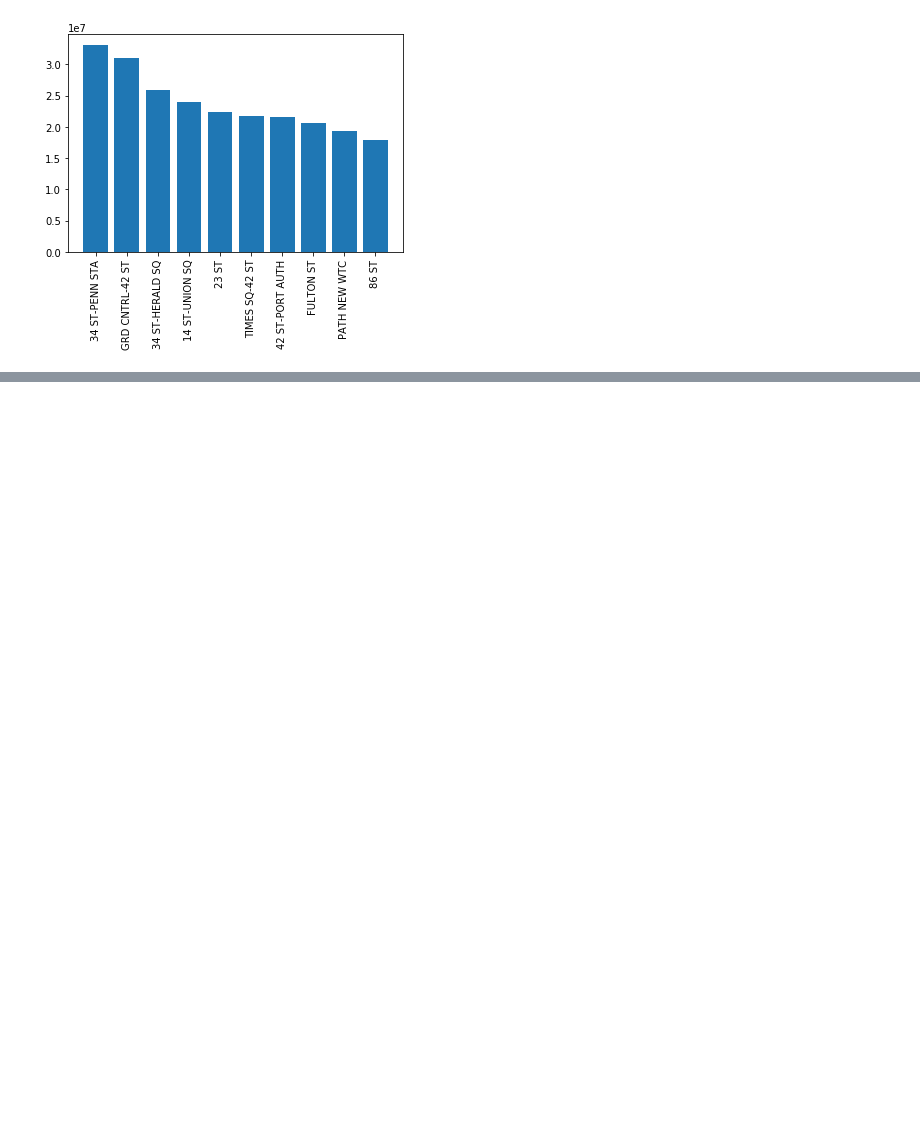
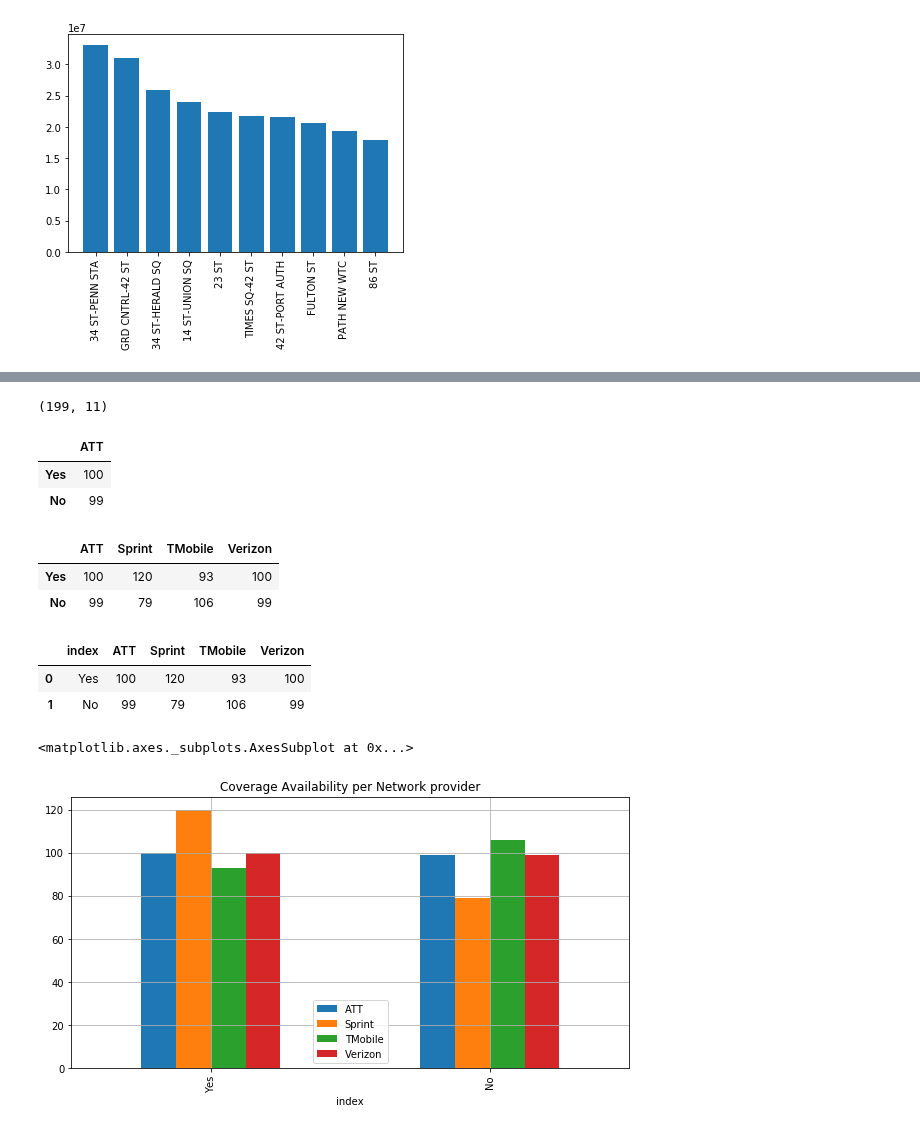
Before and after one commit to maialjuaid92/MTA-EDA, a Jupyter notebook: MyProject.ipynb, the cells around one changed output, grey strips where cells are left out. Drawn from its saved outputs; the diff is of its cells as text; code cells hidden in the pictures; blank space fills up the shorter version.

```diff
--- a/MyProject.ipynb
+++ b/MyProject.ipynb
@@ -502,0 +836,35 @@ plt.xticks(rotation=90)
+# %%
+final_df = pd.read_csv("C:/Users/mai_a/Desktop/My_project_data/final_data.csv")
+# %%
+final_df.shape
+# %% [output]
+(199, 11)
+# %%
+counts = pd.DataFrame(final_df.loc[:, "ATT"].value_counts())
+counts
+# %% [output]
+|  | ATT |
+| Yes | 100 |
+| No | 99 |
+# %%
+counts['Sprint'] = final_df.loc[:, "Sprint"].value_counts()
+counts['TMobile'] = final_df.loc[:, "TMobile"].value_counts()
+counts['Verizon'] = final_df.loc[:, "Verizon"].value_counts()
+counts
+# %% [output]
+|  | ATT | Sprint | TMobile | Verizon |
+| Yes | 100 | 120 | 93 | 100 |
+| No | 99 | 79 | 106 | 99 |
+# %%
+counts = counts.reset_index()
+# %%
+counts
+# %% [output]
+|  | index | ATT | Sprint | TMobile | Verizon |
+| 0 | Yes | 100 | 120 | 93 | 100 |
+| 1 | No | 99 | 79 | 106 | 99 |
+# %%
+counts[["index", "ATT", "Sprint", "TMobile", "Verizon"]].plot(x="index", kind="bar", title="Coverage Availability per Network provider",figsize=(10,5),grid=True)
+# %% [output]
+<matplotlib.axes._subplots.AxesSubplot at 0x...>
+[figure, added]
```
Also changed, not shown: parts of 58 cells of this notebook, 3 other files.
